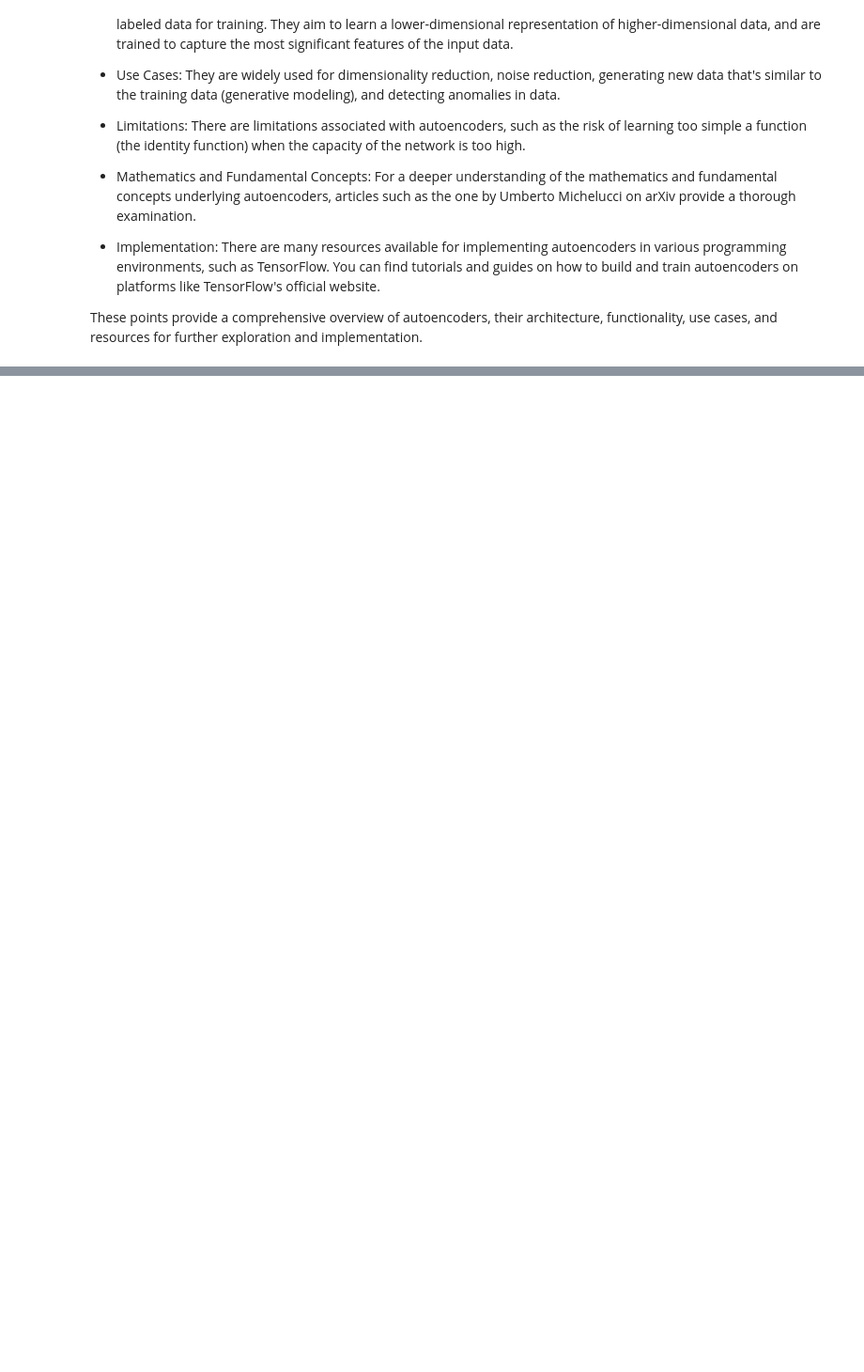
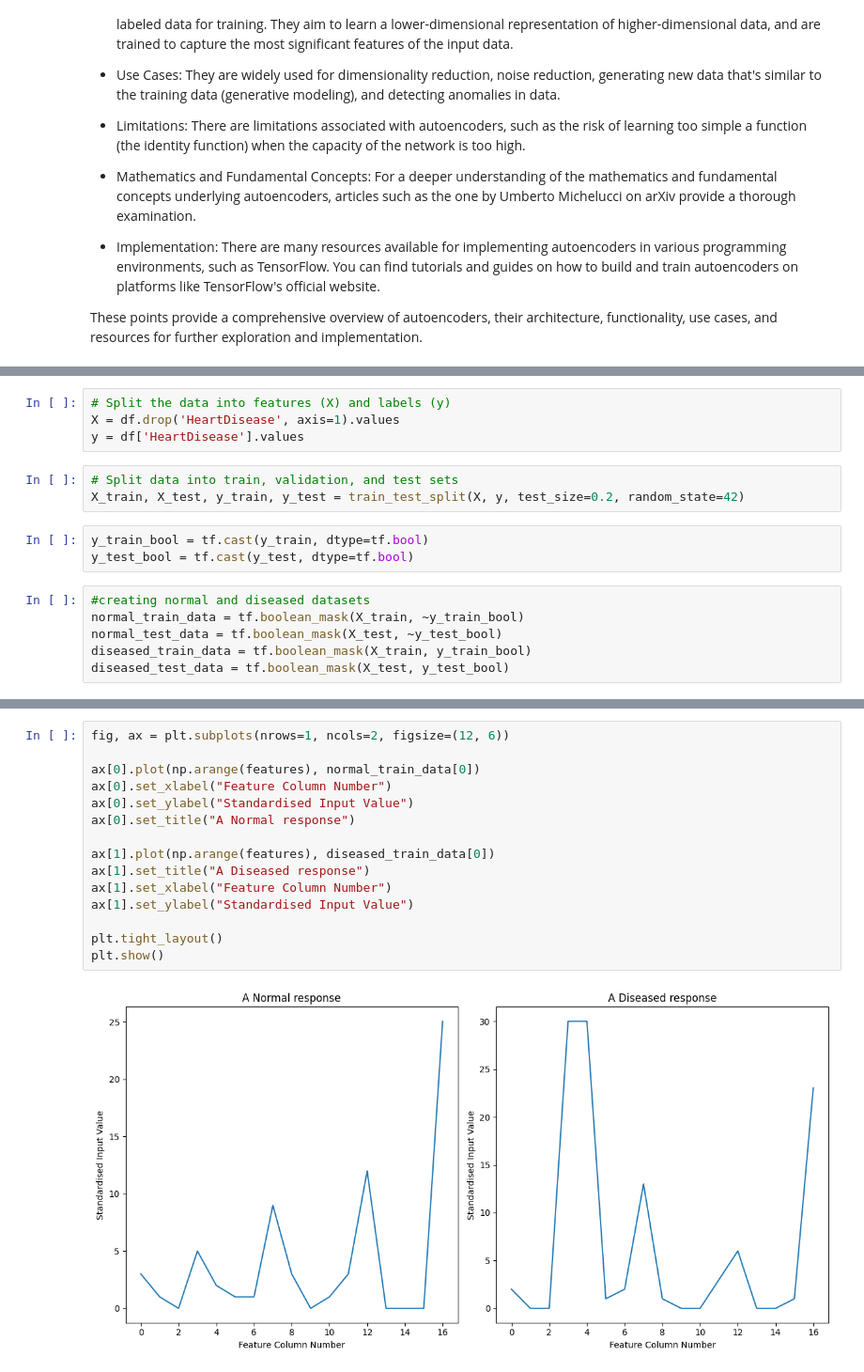
Before and after one commit to yahyamomtaz/Heart-Attack-Project, a Jupyter notebook: Mod_B_colab.ipynb, the cells around one changed output, grey strips where cells are left out. Shown at 94% size. Drawn from its saved outputs; the diff is of its cells as text; blank space fills up the shorter version.

```diff
--- a/Mod_B_colab.ipynb
+++ b/Mod_B_colab.ipynb
@@ -1140,0 +1094,16 @@ print("Threshold: ", threshold)
+# %%
+# Split the data into features (X) and labels (y)
+X = df.drop('HeartDisease', axis=1).values
+y = df['HeartDisease'].values
+# %%
+# Split data into train, validation, and test sets
+X_train, X_test, y_train, y_test = train_test_split(X, y, test_size=0.2, random_state=42)
+# %%
+y_train_bool = tf.cast(y_train, dtype=tf.bool)
+y_test_bool = tf.cast(y_test, dtype=tf.bool)
+# %%
+#creating normal and diseased datasets
+normal_train_data = tf.boolean_mask(X_train, ~y_train_bool)
+normal_test_data = tf.boolean_mask(X_test, ~y_test_bool)
+diseased_train_data = tf.boolean_mask(X_train, y_train_bool)
+diseased_test_data = tf.boolean_mask(X_test, y_test_bool)
@@ -1140,0 +1141,17 @@ print("Threshold: ", threshold)
+# %%
+fig, ax = plt.subplots(nrows=1, ncols=2, figsize=(12, 6))
+
+ax[0].plot(np.arange(features), normal_train_data[0])
+ax[0].set_xlabel("Feature Column Number")
+ax[0].set_ylabel("Standardised Input Value")
+ax[0].set_title("A Normal response")
+
+ax[1].plot(np.arange(features), diseased_train_data[0])
+ax[1].set_title("A Diseased response")
+ax[1].set_xlabel("Feature Column Number")
+ax[1].set_ylabel("Standardised Input Value")
+
+plt.tight_layout()
+plt.show()
+# %% [output]
+[figure, added]
```
Also changed, not shown: parts of 118 cells of this notebook, 2 other files.
